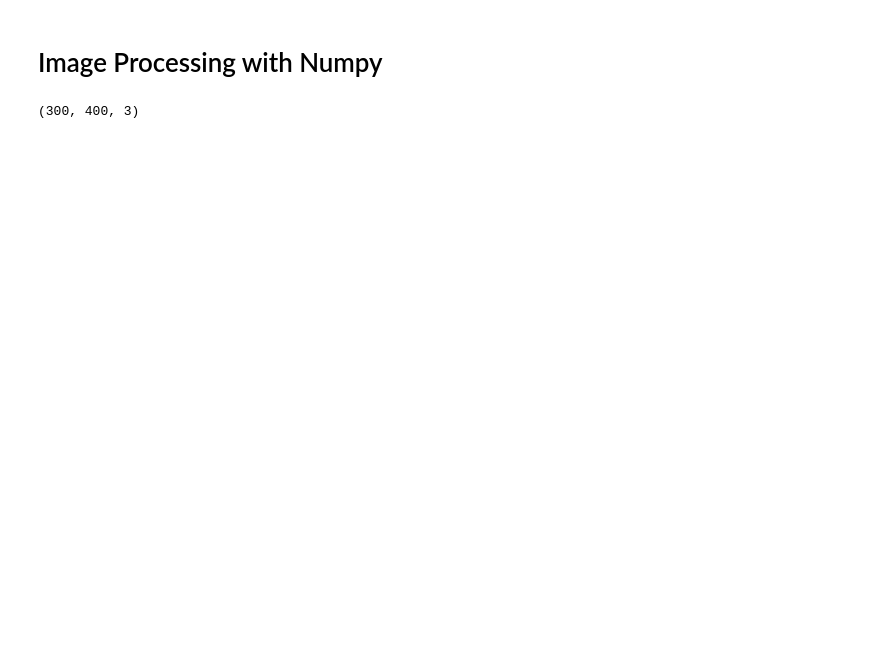
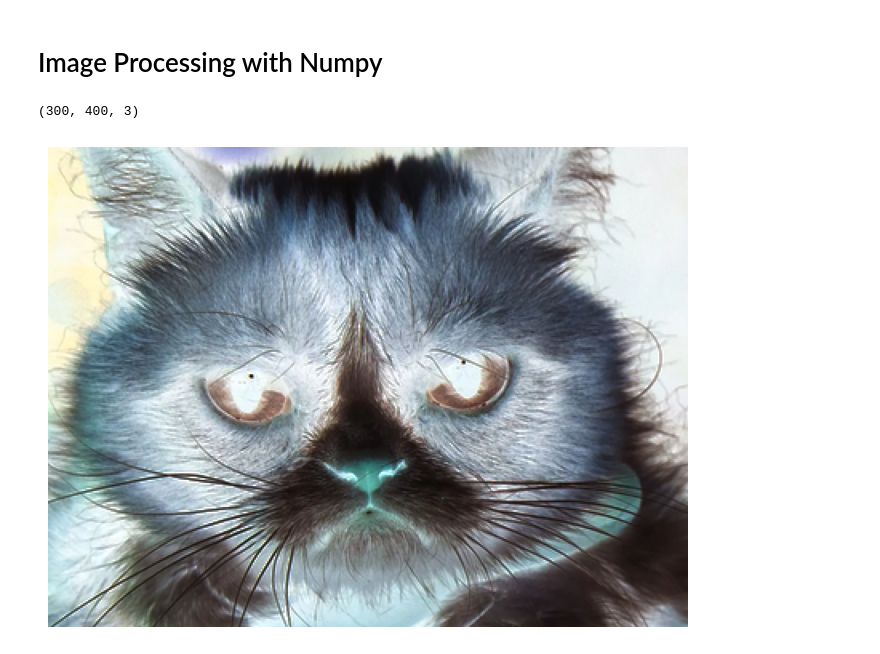
Before and after one commit to tkilla77/ksr_talit_numpy, a Jupyter notebook: image_processing.ipynb, the cells around one changed output. Drawn from its saved outputs; the diff is of its cells as text; code cells hidden in the pictures; blank space fills up the shorter version.

```diff
--- a/image_processing.ipynb
+++ b/image_processing.ipynb
@@ -19,3 +19,10 @@ img = io.imread('grumpycat.png') # read image, is stored as numpy-array in varia
 img.shape
 # %% [output]
 (300, 400, 3)
+# %%
+i = copy.deepcopy(img).astype('int16')
+
+i = i*-1 + 255
+show(i)
+# %% [output]
+[figure, added]
```
Also changed, not shown: parts of 7 cells of this notebook.
